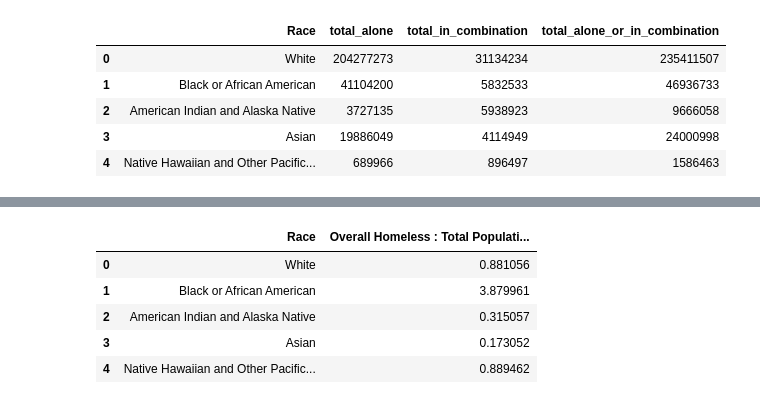
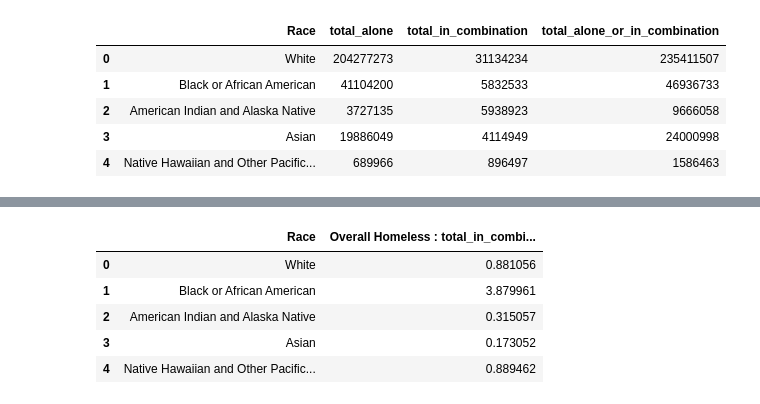
Before and after one commit to Jenniarlet/homeless_project, a Jupyter notebook: notebooks/homelessness_demographic_timeline_viz.ipynb, the cells around one changed output, grey strips where cells are left out. Cells and saved outputs as stored; diff of their text form; code cells hidden in the pictures.

Commit message:
fix total population by demographics

```diff
--- a/notebooks/homelessness_demographic_timeline_viz.ipynb
+++ b/notebooks/homelessness_demographic_timeline_viz.ipynb
@@ -193,0 +193,3 @@ homeless_total_popu
+# %%
+homeless_total_popu['Overall Homeless : total_alone(%)'] = (homeless_total_popu['Overall Homeless'] / homeless_total_popu['total_alone']) * 100
+homeless_total_popu[['Race','Overall Homeless : total_alone(%)' ]]
@@ -194,8 +203,8 @@ homeless_total_popu
 # %%
-homeless_total_popu['Overall Homeless : Total Population(%)'] = (homeless_total_popu['Overall Homeless'] / homeless_total_popu['total_in_combination']) * 100
-homeless_total_popu[['Race','Overall Homeless : Total Population(%)' ]]
+homeless_total_popu['Overall Homeless : total_in_combination(%)'] = (homeless_total_popu['Overall Homeless'] / homeless_total_popu['total_in_combination']) * 100
+homeless_total_popu[['Race','Overall Homeless : total_in_combination(%)' ]]
 # %% [output]
-|  | Race | Overall Homeless : Total Populati... |
+|  | Race | Overall Homeless : total_in_combi... |
 | 0 | White | 0.881056 |
 | 1 | Black or African American | 3.879961 |
 | 2 | American Indian and Alaska Native | 0.315057 |
```
Also changed, not shown: parts of 5 cells of this notebook.
